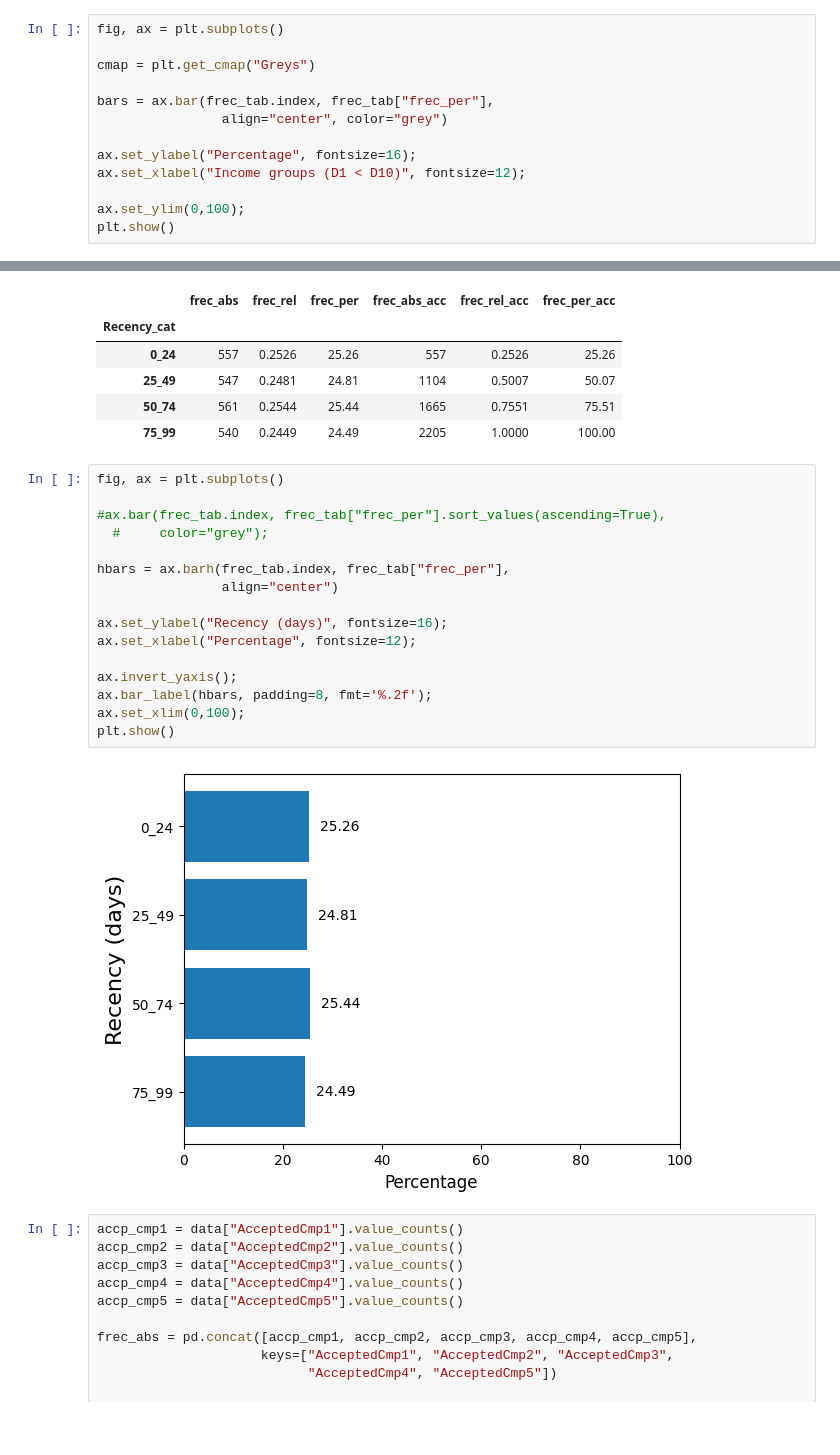
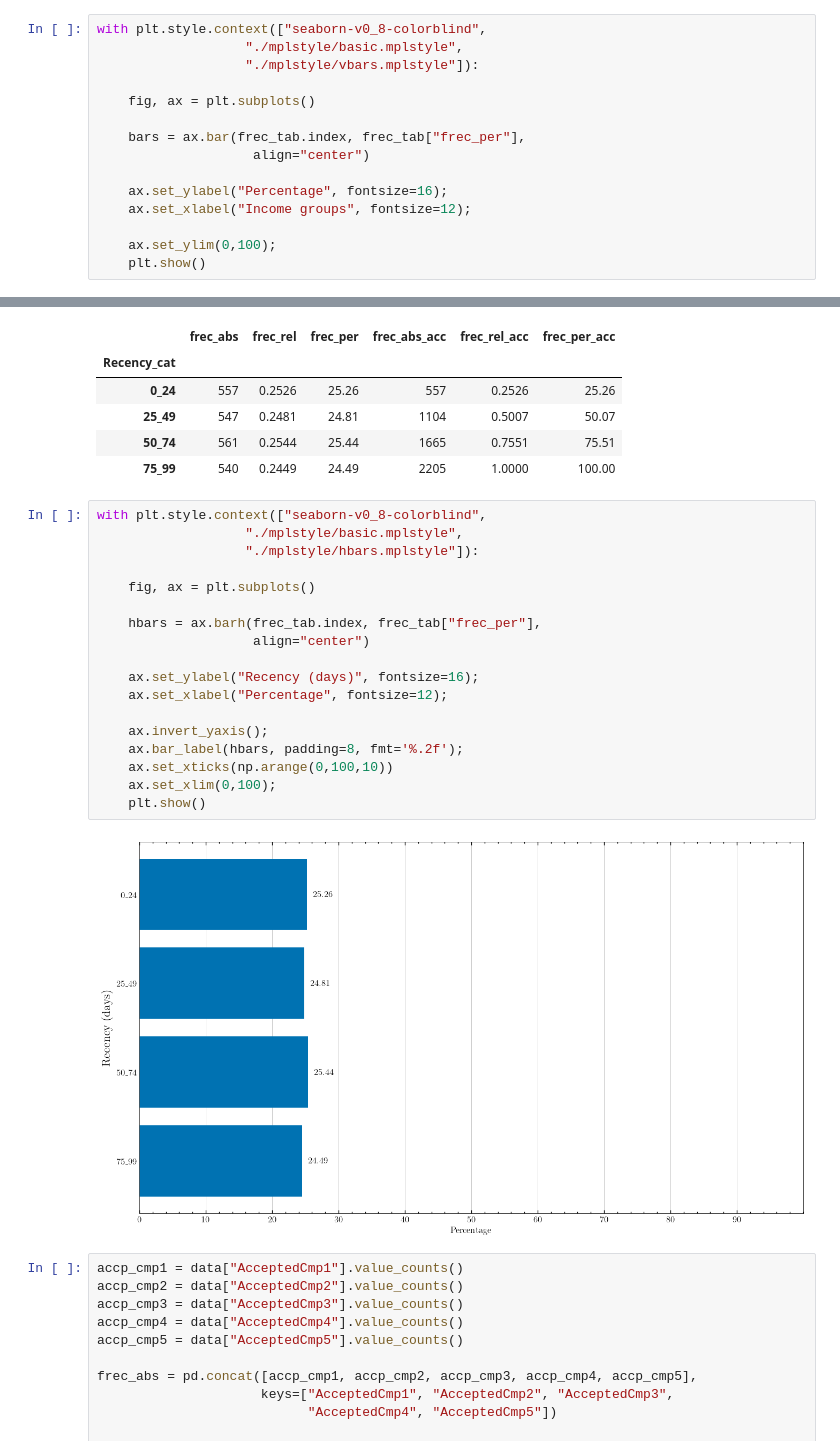
Before and after one commit to almanzanas/ifoodDataAnalystTest, a Jupyter notebook: notebooks/02_descriptive.ipynb, the cells around one changed output, grey strips where cells are left out. Saved outputs shown, nothing was run; the diff lists cells and outputs as text; blank space fills up the shorter version.

```diff
--- a/notebooks/02_descriptive.ipynb
+++ b/notebooks/02_descriptive.ipynb
@@ -222,16 +232,18 @@ frec_tab
 | D7 | 7 | 0.0032 | 0.32 | 2198 | 0.9968 | 99.68 |
 | D10 | 7 | 0.0032 | 0.32 | 2205 | 1.0000 | 100.00 |
 # %%
-fig, ax = plt.subplots()
+with plt.style.context(["seaborn-v0_8-colorblind",
+                   "./mplstyle/basic.mplstyle",
+                   "./mplstyle/vbars.mplstyle"]):
 
-cmap = plt.get_cmap("Greys")
+    fig, ax = plt.subplots()
 
-bars = ax.bar(frec_tab.index, frec_tab["frec_per"],
-                align="center", color="grey")
+    bars = ax.bar(frec_tab.index, frec_tab["frec_per"],
+                    align="center")
 
-ax.set_ylabel("Percentage", fontsize=16);
-ax.set_xlabel("Income groups (D1 < D10)", fontsize=12);
+    ax.set_ylabel("Percentage", fontsize=16);
+    ax.set_xlabel("Income groups", fontsize=12);
 
-ax.set_ylim(0,100);
-plt.show()
+    ax.set_ylim(0,100);
+    plt.show()
 # %% [output]
@@ -291,23 +303,25 @@ frec_tab
 | 50_74 | 561 | 0.2544 | 25.44 | 1665 | 0.7551 | 75.51 |
 | 75_99 | 540 | 0.2449 | 24.49 | 2205 | 1.0000 | 100.00 |
 # %%
-fig, ax = plt.subplots()
+with plt.style.context(["seaborn-v0_8-colorblind",
+                   "./mplstyle/basic.mplstyle",
+                   "./mplstyle/hbars.mplstyle"]):
 
-#ax.bar(frec_tab.index, frec_tab["frec_per"].sort_values(ascending=True),
-  #     color="grey");
+    fig, ax = plt.subplots()
 
-hbars = ax.barh(frec_tab.index, frec_tab["frec_per"],
-                align="center")
+    hbars = ax.barh(frec_tab.index, frec_tab["frec_per"],
+                    align="center")
 
-ax.set_ylabel("Recency (days)", fontsize=16);
-ax.set_xlabel("Percentage", fontsize=12);
+    ax.set_ylabel("Recency (days)", fontsize=16);
+    ax.set_xlabel("Percentage", fontsize=12);
 
-ax.invert_yaxis();
-ax.bar_label(hbars, padding=8, fmt='%.2f');
-ax.set_xlim(0,100);
-plt.show()
+    ax.invert_yaxis();
+    ax.bar_label(hbars, padding=8, fmt='%.2f');
+    ax.set_xticks(np.arange(0,100,10))
+    ax.set_xlim(0,100);
+    plt.show()
 # %% [output]
-[figure, old version]
+[figure, new version]
 # %%
 accp_cmp1 = data["AcceptedCmp1"].value_counts()
 accp_cmp2 = data["AcceptedCmp2"].value_counts()
```
Also changed, not shown: parts of 7 cells of this notebook, 5 other files.
